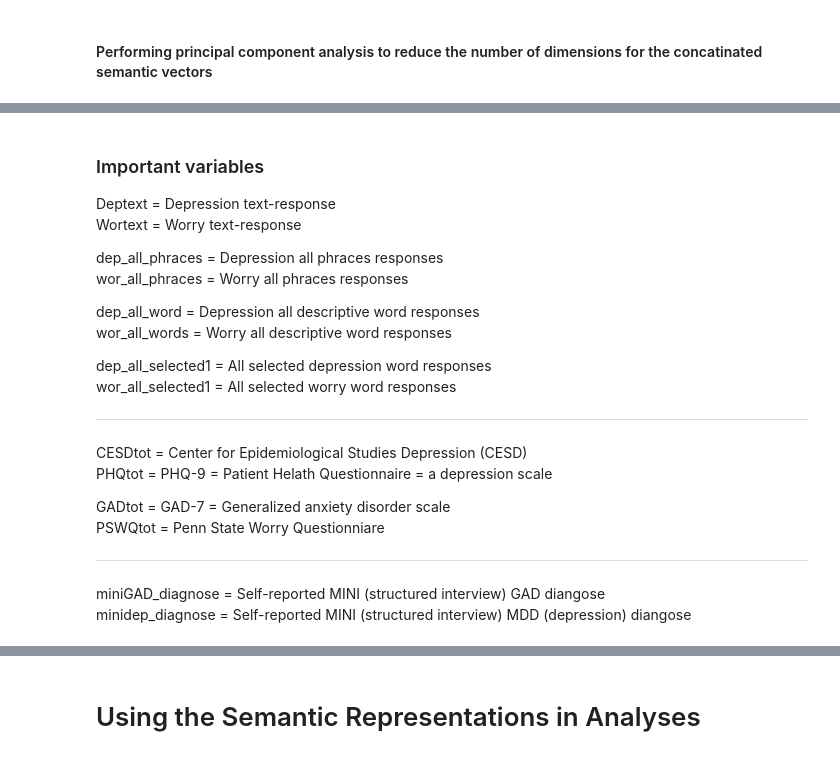
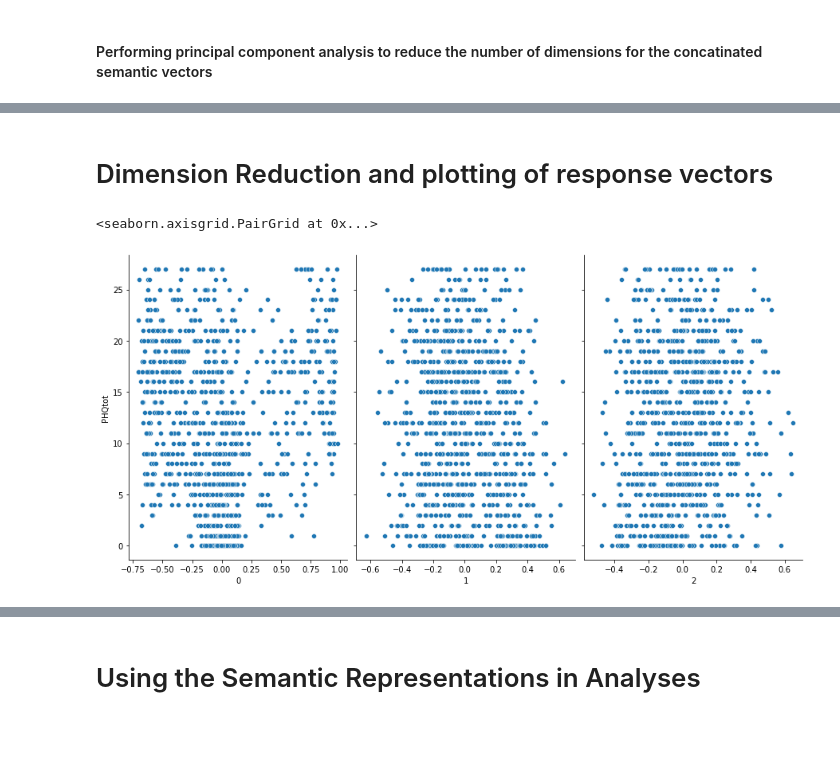
Before and after one commit to alexandraant161803/EDAN70, a Jupyter notebook: WD_project.ipynb, the cells around one changed output, grey strips where cells are left out. Cells and saved outputs as stored; diff of their text form; code cells hidden in the pictures; blank space fills up the shorter version.

```diff
--- a/WD_project.ipynb
+++ b/WD_project.ipynb
@@ -221,27 +229,14 @@ response_space_dep.head()
-# %% [markdown]
-### Important variables
-
-Deptext = Depression text-response <br>
-Wortext = Worry text-response
-
-dep_all_phraces = Depression all phraces responses <br>
-wor_all_phraces = Worry all phraces responses
-
-dep_all_word = Depression all descriptive word responses <br>
-wor_all_words = Worry all descriptive word responses
-
-dep_all_selected1 = All selected depression word responses <br>
-wor_all_selected1 = All selected worry word responses
-
-<hr style="border:1px solid gray"> </hr>
-
-CESDtot = Center for Epidemiological Studies Depression (CESD) <br>
-PHQtot = PHQ-9 = Patient Helath Questionnaire = a depression scale
-
-GADtot = GAD-7 = Generalized anxiety disorder scale <br>
-PSWQtot = Penn State Worry Questionniare
-
-<hr style="border:1px solid gray"> </hr>
-
-miniGAD_diagnose = Self-reported MINI (structured interview) GAD diangose <br>
-minidep_diagnose = Self-reported MINI (structured interview) MDD (depression) diangose
+# %% [markdown]
+# Dimension Reduction and plotting of response vectors
+# %%
+df_plot_dep, df_plot_wor = reduce_dim(3)
+df_plot_dep.columns = ['0', '1', '2']
+df_plot_wor.columns = ['0', '1', '2']
+
+df_plot_dep['PHQtot'] = responses.PHQtot
+df_plot_wor['GADtot'] = responses.GADtot
+
+sns.pairplot(df_plot_dep, x_vars=['0', '1', '2'], y_vars='PHQtot', size=6, aspect=0.7)#, hue=list(df_plot_dep.minidep_diagnose))
+# %% [output]
+<seaborn.axisgrid.PairGrid at 0x...>
+[figure, added]
```
Also changed, not shown: parts of 21 cells of this notebook.
